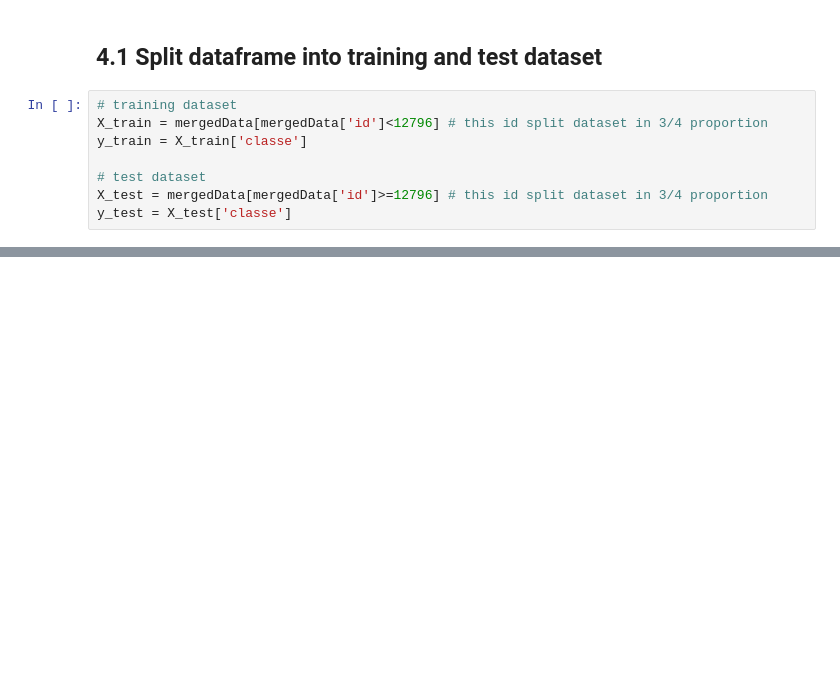
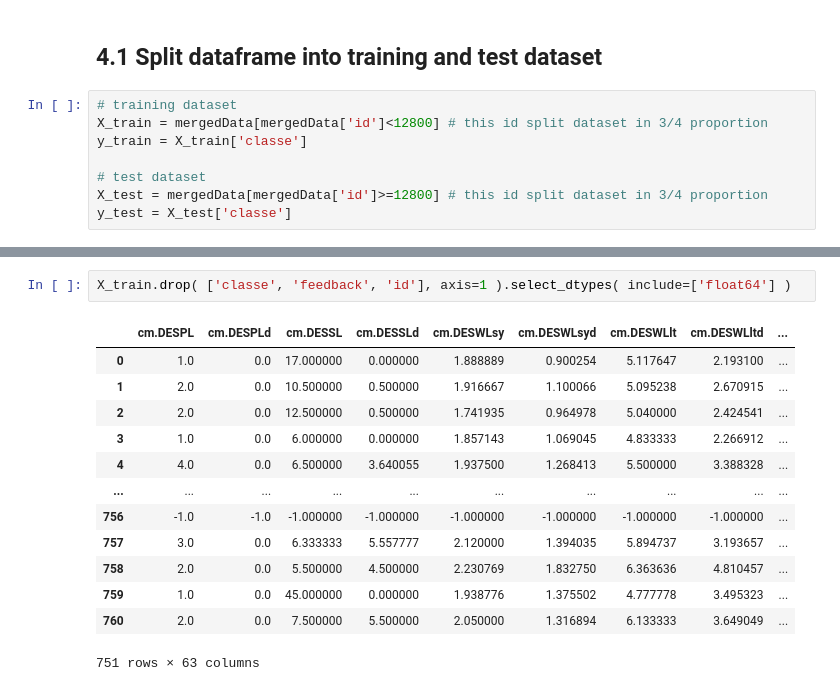
Before and after one commit to Edu-p/ml-feedback-analysis, a Jupyter notebook: models.ipynb, the cells around one changed output, grey strips where cells are left out. Drawn from its saved outputs; the diff is of its cells as text; blank space fills up the shorter version.

```diff
--- a/models.ipynb
+++ b/models.ipynb
@@ -85,9 +86,9 @@ print(visu)
 ## 4.1 Split dataframe into training and test dataset
 # %%
 # training dataset
-X_train = mergedData[mergedData['id']<12796] # this id split dataset in 3/4 proportion
+X_train = mergedData[mergedData['id']<12800] # this id split dataset in 3/4 proportion
 y_train = X_train['classe']
 
 # test dataset
-X_test = mergedData[mergedData['id']>=12796] # this id split dataset in 3/4 proportion
+X_test = mergedData[mergedData['id']>=12800] # this id split dataset in 3/4 proportion
 y_test = X_test['classe']
@@ -109,0 +109,16 @@ X_train
+# %%
+X_train.drop( ['classe', 'feedback', 'id'], axis=1 ).select_dtypes( include=['float64'] )
+# %% [output]
+|  | cm.DESPL | cm.DESPLd | cm.DESSL | cm.DESSLd | cm.DESWLsy | cm.DESWLsyd | cm.DESWLlt | cm.DESWLltd | ... |
+| 0 | 1.0 | 0.0 | 17.000000 | 0.000000 | 1.888889 | 0.900254 | 5.117647 | 2.193100 | ... |
+| 1 | 2.0 | 0.0 | 10.500000 | 0.500000 | 1.916667 | 1.100066 | 5.095238 | 2.670915 | ... |
+| 2 | 2.0 | 0.0 | 12.500000 | 0.500000 | 1.741935 | 0.964978 | 5.040000 | 2.424541 | ... |
+| 3 | 1.0 | 0.0 | 6.000000 | 0.000000 | 1.857143 | 1.069045 | 4.833333 | 2.266912 | ... |
+| 4 | 4.0 | 0.0 | 6.500000 | 3.640055 | 1.937500 | 1.268413 | 5.500000 | 3.388328 | ... |
+| ... | ... | ... | ... | ... | ... | ... | ... | ... | ... |
+| 756 | -1.0 | -1.0 | -1.000000 | -1.000000 | -1.000000 | -1.000000 | -1.000000 | -1.000000 | ... |
+| 757 | 3.0 | 0.0 | 6.333333 | 5.557777 | 2.120000 | 1.394035 | 5.894737 | 3.193657 | ... |
+| 758 | 2.0 | 0.0 | 5.500000 | 4.500000 | 2.230769 | 1.832750 | 6.363636 | 4.810457 | ... |
+| 759 | 1.0 | 0.0 | 45.000000 | 0.000000 | 1.938776 | 1.375502 | 4.777778 | 3.495323 | ... |
+| 760 | 2.0 | 0.0 | 7.500000 | 5.500000 | 2.050000 | 1.316894 | 6.133333 | 3.649049 | ... |
+751 rows × 63 columns
```
Also changed, not shown: parts of 4 cells of this notebook.
